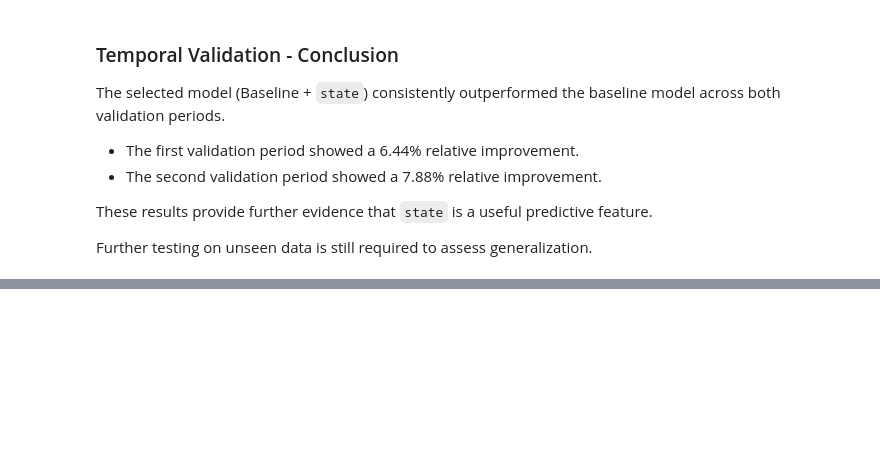
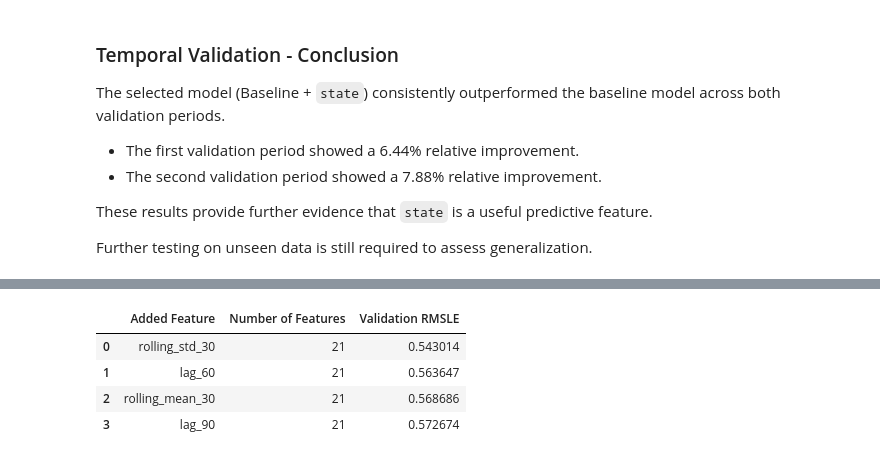
Before and after one commit to MosabOs/Store-Sales-Forecasting-Comp-V-Mosab-Os, a Jupyter notebook: store-sales-forecasting-comp-v-mosab-os.ipynb, the cells around one changed output, grey strips where cells are left out. Saved outputs shown, nothing was run; the diff lists cells and outputs as text; code cells hidden in the pictures; blank space fills up the shorter version.

Commit message:
Kaggle Notebook | Store Sales Forecasting Comp – V Mosab Os | V 1.6

```diff
--- a/store-sales-forecasting-comp-v-mosab-os.ipynb
+++ b/store-sales-forecasting-comp-v-mosab-os.ipynb
@@ -3580,0 +3805,19 @@ Further testing on unseen data is still required to assess generalization.
+# %%
+validation_start = '2017-07-31'
+
+train_data = train[
+    train['date'] < validation_start
+].copy()
+
+valid_data = train[
+    train['date'] >= validation_start
+].copy()
+
+X_train_advanced = train_data[advanced_features]
+X_valid_advanced = valid_data[advanced_features]
+
+y_train = train_data['sales']
+y_valid = valid_data['sales']
+
+print("Training shape:", X_train_advanced.shape)
+print("Validation shape:", X_valid_advanced.shape)
@@ -3580,0 +3897,63 @@ Further testing on unseen data is still required to assess generalization.
+# %%
+new_features = [
+    'lag_60',
+    'lag_90',
+    'rolling_mean_30',
+    'rolling_std_30'
+]
+
+individual_results = []
+
+for feature in new_features:
+
+    current_features = best_features + [feature]
+
+    X_train_exp = train_data[current_features]
+    X_valid_exp = valid_data[current_features]
+
+    experiment_model = XGBRegressor(
+        n_estimators=200,
+        max_depth=8,
+        learning_rate=0.1,
+        subsample=0.8,
+        colsample_bytree=0.8,
+        objective='reg:squarederror',
+        tree_method='hist',
+        enable_categorical=True,
+        n_jobs=-1,
+        random_state=42
+    )
+
+    experiment_model.fit(
+        X_train_exp,
+        y_train,
+        eval_set=[(X_valid_exp, y_valid)],
+        verbose=False
+    )
+
+    predictions = experiment_model.predict(X_valid_exp)
+
+    score = root_mean_squared_log_error(
+        y_valid,
+        predictions.clip(min=0)
+    )
+
+    individual_results.append({
+        'Added Feature': feature,
+        'Number of Features': len(current_features),
+        'Validation RMSLE': score
+    })
+
+individual_df = pd.DataFrame(individual_results)
+
+individual_df = individual_df.sort_values(
+    'Validation RMSLE'
+).reset_index(drop=True)
+
+display(individual_df)
+# %% [output]
+|  | Added Feature | Number of Features | Validation RMSLE |
+| 0 | rolling_std_30 | 21 | 0.543014 |
+| 1 | lag_60 | 21 | 0.563647 |
+| 2 | rolling_mean_30 | 21 | 0.568686 |
+| 3 | lag_90 | 21 | 0.572674 |
```
Also changed, not shown: parts of 48 cells of this notebook.
